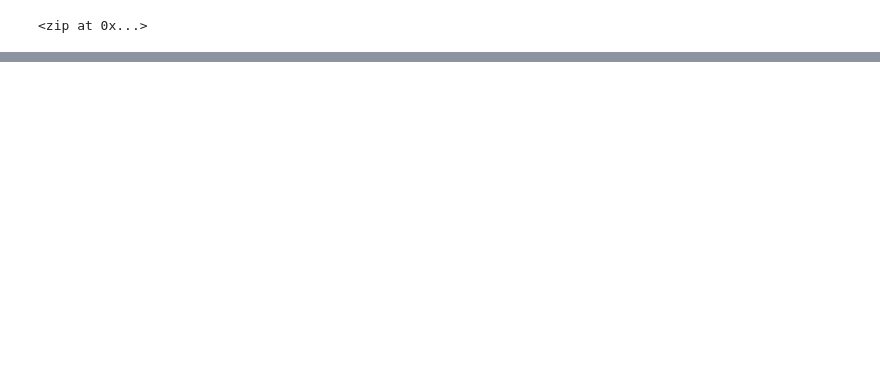
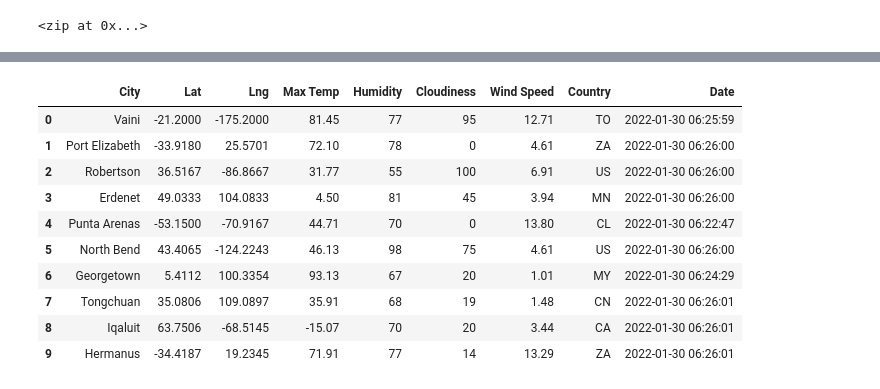
Before and after one commit to ZiwenLyu/World_Weather_Analysis, a Jupyter notebook: WeatherPy.ipynb, the cells around one changed output, grey strips where cells are left out. Drawn from its saved outputs; the diff is of its cells as text; code cells hidden in the pictures; blank space fills up the shorter version.

Commit message:
create a dataframe of 500 citie's weather and update gitignore

```diff
--- a/WeatherPy.ipynb
+++ b/WeatherPy.ipynb
@@ -38,0 +42,6 @@ len(cities)
+# %%
+# Create an endpoint URL for a city.
+url = "http://api.openweathermap.org/data/2.5/weather?units=Imperial&APPID=" + weather_api_key
+city_url = url + "&q=" + "Boston"
+city_weather = requests.get(city_url)
+city_weather.json()
@@ -38,0 +98,10 @@ len(cities)
+# %%
+# Create an empty list to hold the weather data.
+city_data = []
+# Print the beginning of the logging.
+print("Beginning Data Retrieval     ")
+print("-----------------------------")
+
+# Create counters.
+record_count = 1
+set_count = 1
@@ -38,0 +181,16 @@ len(cities)
+# %%
+# Convert the array of dictionaries to a Pandas DataFrame.
+city_data_df = pd.DataFrame(city_data)
+city_data_df.head(10)
+# %% [output]
+|  | City | Lat | Lng | Max Temp | Humidity | Cloudiness | Wind Speed | Country | Date |
+| 0 | Vaini | -21.2000 | -175.2000 | 81.45 | 77 | 95 | 12.71 | TO | 2022-01-30 06:25:59 |
+| 1 | Port Elizabeth | -33.9180 | 25.5701 | 72.10 | 78 | 0 | 4.61 | ZA | 2022-01-30 06:26:00 |
+| 2 | Robertson | 36.5167 | -86.8667 | 31.77 | 55 | 100 | 6.91 | US | 2022-01-30 06:26:00 |
+| 3 | Erdenet | 49.0333 | 104.0833 | 4.50 | 81 | 45 | 3.94 | MN | 2022-01-30 06:26:00 |
+| 4 | Punta Arenas | -53.1500 | -70.9167 | 44.71 | 70 | 0 | 13.80 | CL | 2022-01-30 06:22:47 |
+| 5 | North Bend | 43.4065 | -124.2243 | 46.13 | 98 | 75 | 4.61 | US | 2022-01-30 06:26:00 |
+| 6 | Georgetown | 5.4112 | 100.3354 | 93.13 | 67 | 20 | 1.01 | MY | 2022-01-30 06:24:29 |
+| 7 | Tongchuan | 35.0806 | 109.0897 | 35.91 | 68 | 19 | 1.48 | CN | 2022-01-30 06:26:01 |
+| 8 | Iqaluit | 63.7506 | -68.5145 | -15.07 | 70 | 20 | 3.44 | CA | 2022-01-30 06:26:01 |
+| 9 | Hermanus | -34.4187 | 19.2345 | 71.91 | 77 | 14 | 13.29 | ZA | 2022-01-30 06:26:01 |
```
Also changed, not shown: parts of 15 cells of this notebook, 2 other files.
